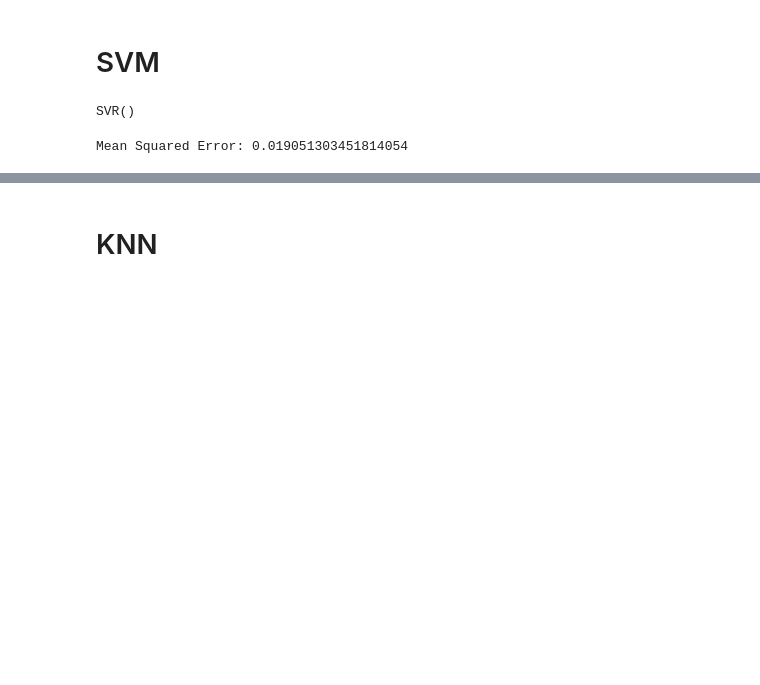
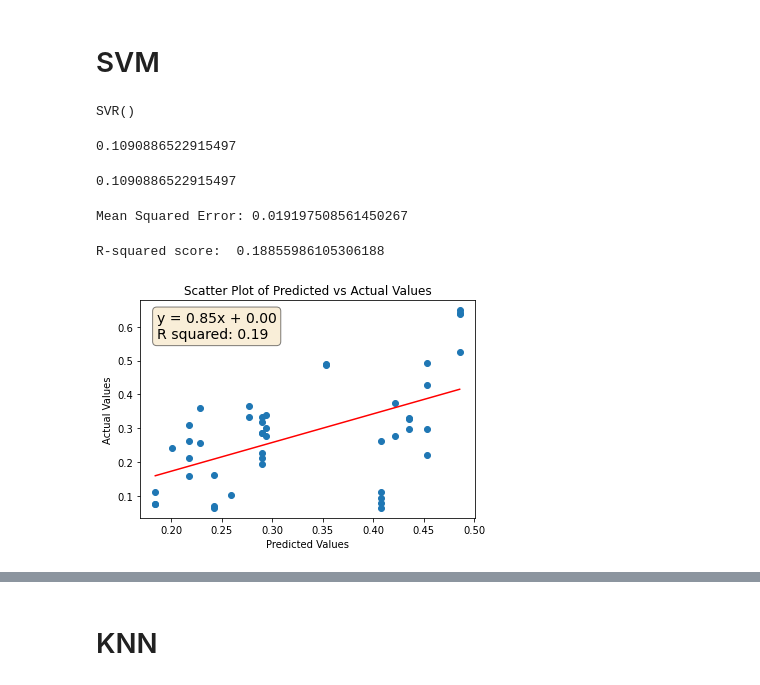
Before and after one commit to ShubhamBhut/Research, a Jupyter notebook: research.ipynb, the cells around one changed output, grey strips where cells are left out. Drawn from its saved outputs; the diff is of its cells as text; code cells hidden in the pictures; blank space fills up the shorter version.

```diff
--- a/research.ipynb
+++ b/research.ipynb
@@ -139,4 +138,4 @@ from sklearn.metrics import mean_squared_error
 # %%
-X_train, X_test, y_train, y_test = train_test_split(X, y, test_size=0.2, random_state=42)
+X_train_svm, X_test_svm, y_train_svm, y_test_svm = train_test_split(X, y, test_size=0.3, random_state=42)
 # %%
 lab = preprocessing.LabelEncoder()
@@ -144,12 +143,44 @@ y_transformed = lab.fit_transform(y_train)
 # %%
 svm = SVR()
-svm.fit(X_train, y_train)
+svm.fit(X_train_svm, y_train_svm)
 # %% [output]
 SVR()
 # %%
-y_pred = svm.predict(X_test)
+y_pred_svm = svm.predict(X_test_svm)
+# %%
+mae_svm = metrics.mean_absolute_error(y_test_svm, y_pred_svm)
+mae_svm
+# %% [output]
+0.1090886522915497
+# %%
+mad_svm = np.mean(np.abs(y_test_svm - y_pred_svm))
+mad_svm
+# %% [output]
+0.1090886522915497
 # %%
-mse = mean_squared_error(y_test, y_pred)
-print("Mean Squared Error:", mse)
+mse_svm = mean_squared_error(y_test_svm, y_pred_svm)
+print("Mean Squared Error:", mse_svm)
 # %% [output]
-Mean Squared Error: 0.019051303451814054
+Mean Squared Error: 0.019197508561450267
+# %%
+from scipy.stats import linregress
+slope, intercept, r_value, p_value, std_err = linregress(y_pred_svm, y_test_svm)
+
+x = np.linspace(min(y_pred_svm), max(y_pred_svm), 2)
+y_svm = slope * x + intercept
+plt.plot(x, y_svm, '-r', label='Trend Line')
+
+r2_svm = r2_score(y_test_svm, y_pred_svm)
+print("R-squared score: ", r2_svm)
+
+plt.scatter(y_pred_svm, y_test_svm)
+plt.xlabel('Predicted Values')
+plt.ylabel('Actual Values')
+plt.title('Scatter Plot of Predicted vs Actual Values')
+plt.text(0.05, 0.95, f"y = {slope:.2f}x + {intercept:.2f}\nR squared: {r2_svm:.2f}", transform=plt.gca().transAxes, fontsize=14,
+         verticalalignment='top', bbox=dict(boxstyle='round', facecolor='wheat', alpha=0.5))
+
+plt.show()
+# %% [output]
+R-squared score:  0.18855986105306188
+[figure, added]
```
Also changed, not shown: parts of 33 cells of this notebook.
